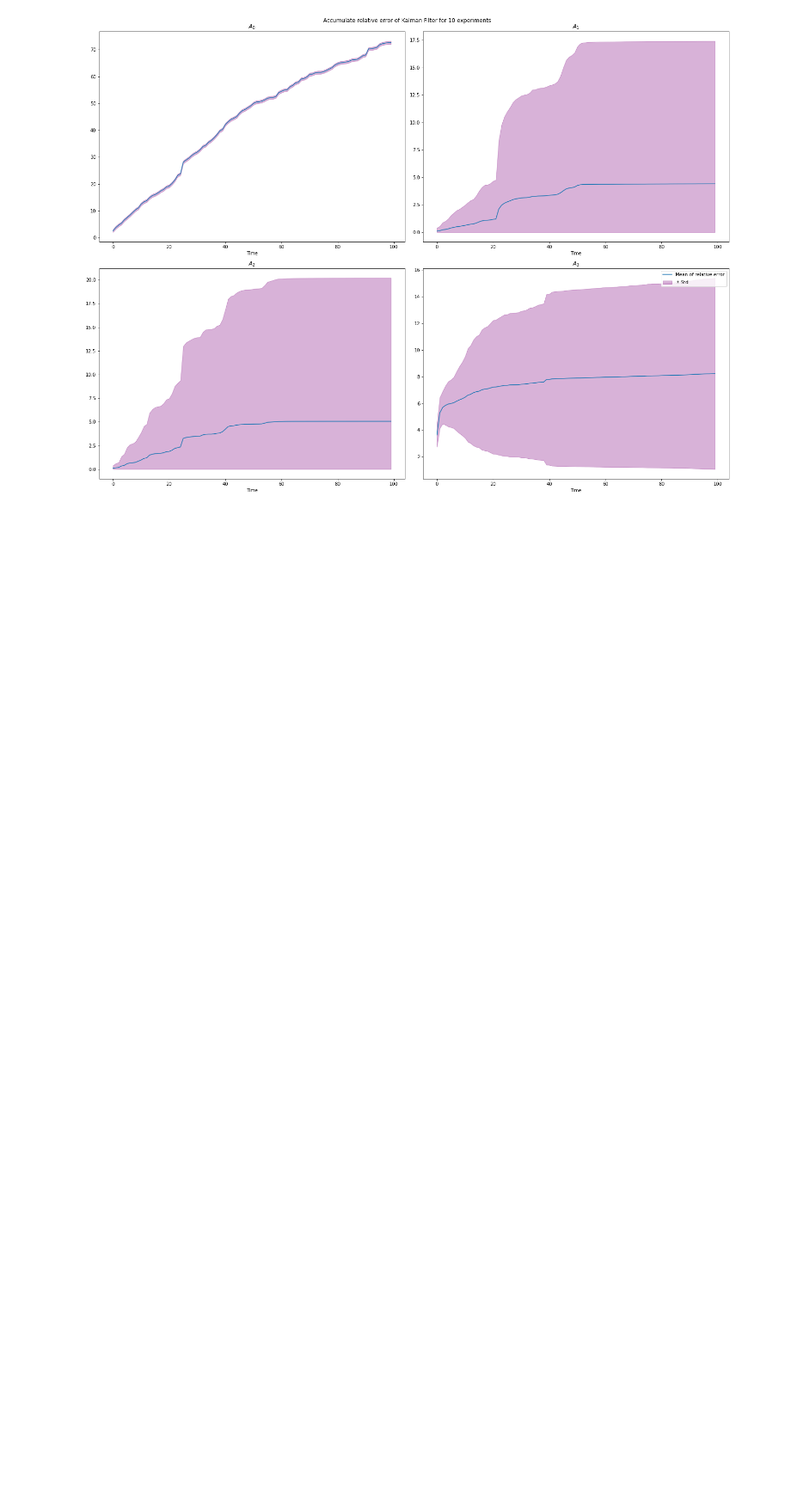
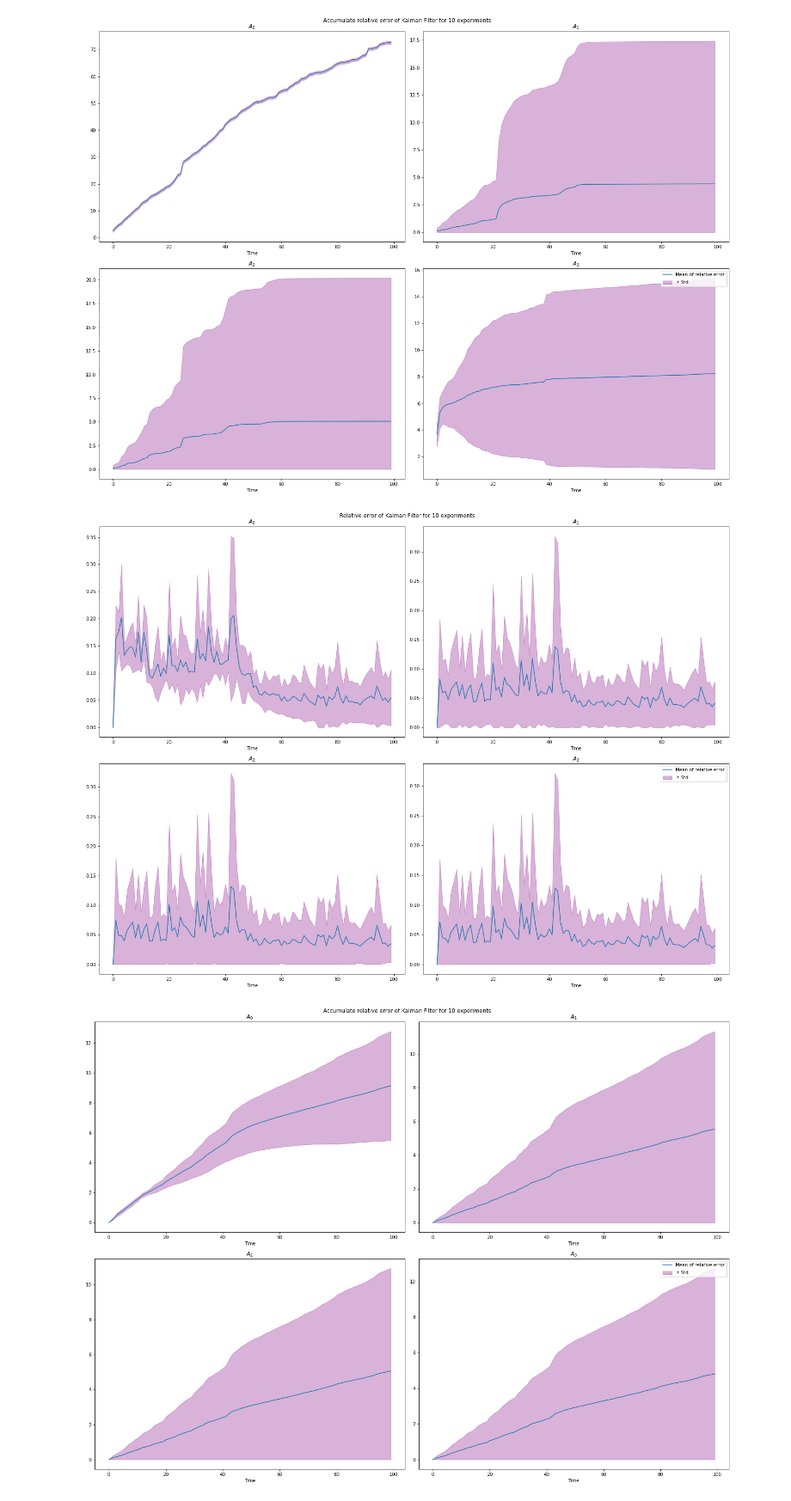
Before and after one commit to glorelvalle/g-mucd, a Jupyter notebook: pe/entrega2/pe_final_discrete_time_valle.ipynb, the cells around one changed output. Shown at 86% size. Drawn from its saved outputs; the diff is of its cells as text; code cells hidden in the pictures; blank space fills up the shorter version.

```diff
--- a/pe/entrega2/pe_final_discrete_time_valle.ipynb
+++ b/pe/entrega2/pe_final_discrete_time_valle.ipynb
@@ -308,7 +307,6 @@ class KalmanFilter:
             # initial values
             x_bar = self.x_t
             P_bar = self.P
-            x_pred = np.zeros((self.n, self.times, A.shape[0]))
             # simulation times = 0,...,99
             for t in range(self.times):
                 # recursive filter
@@ -316,13 +314,12 @@ class KalmanFilter:
                 self.kf_gain(P_bar)
                 x_hat, P_t = self.kf_update_matrix(x_bar, P_bar)
                 x_bar, P_bar = self.kf_compute_priors(x_hat, P_t, t)
-                x_pred[i, t] = x_hat
                 self.kf_relative_error(x_hat, i, t)
 
         mean_err = np.mean(self.e_t, axis=1)
         std_err = np.std(self.e_t, axis=1) #/ self.n
 
-        return self.e_t, mean_err, std_err, x_pred
+        return self.e_t, mean_err, std_err
 # %% [markdown]
 **a)** El sistema dinámico lo hemos definido gracias al constructor de la clase y los parámetros siguientes de entrada.
 
@@ -402,0 +504,54 @@ plt.show()
+# %%
+a_1 = [0.2, 0.1, 0., -0.1]
+a_2 = [0.99, 0.1, 0., -0.1]
+a_3 = [1., 0.1, 0., -0.1]
+a_4 = [0.2, 0.1, 0., -1.]
+a_values = [a_1, a_2, a_3, a_4]
+
+B = np.ones(4).T
+C = np.array([[1., 0., 0., 0.],
+              [0., 1., 0., 0.]])
+
+n = 10
+times = 100
+mu, sigma = 0., 1.
+
+all_err, all_acc = [], []
+for matrix in a_values:
+    A = np.array(mk_mat(matrix))
+    mean_err = KalmanFilter(A, B, C, Q, R, n, times).kf_run()
+    all_err.append(mean_err)
+    all_acc.append(np.cumsum(mean_err, axis=1))
+
+means = np.mean(all_err, axis=0)
+stds = np.std(all_err, axis=0)
+
+fig, ax = plt.subplots(2, 2, figsize=(20, 15))
+fig.suptitle(f'Relative error of Kalman Filter for {n} experiments')
+ax = np.array(ax).flatten()
+for i in range(4):
+    ax[i].plot(np.arange(times), means[i], label=f"Mean of relative error")
+    ax[i].fill_between(np.arange(times), np.maximum(means[i] - stds[i],0), means[i] + stds[i], color = 'purple', alpha = 0.3, label = r"$\pm$ Std")
+    ax[i].set_title(f'$A_{i}$')
+    ax[i].set_xlabel("Time")
+fig.tight_layout()
+plt.legend()
+plt.show()
+
+means_c = np.mean(all_acc, axis=0)
+stds_c = np.std(all_acc, axis=0)
+
+fig, ax = plt.subplots(2, 2, figsize=(20, 15))
+fig.suptitle(f'Accumulate relative error of Kalman Filter for {n} experiments')
+ax = np.array(ax).flatten()
+for i in range(4):
+    ax[i].plot(np.arange(times), means_c[i], label=f"Mean of relative error")
+    ax[i].fill_between(np.arange(times), np.maximum(means_c[i] - stds_c[i], 0), means_c[i] + stds_c[i], color = 'purple', alpha = 0.3, label = r"$\pm$ Std")
+    ax[i].set_title(f'$A_{i}$')
+    ax[i].set_xlabel("Time")
+fig.tight_layout()
+plt.legend()
+plt.show()
+# %% [output]
+[figure, added]
+[figure, added]
```
Also changed, not shown: parts of 2 cells of this notebook.
